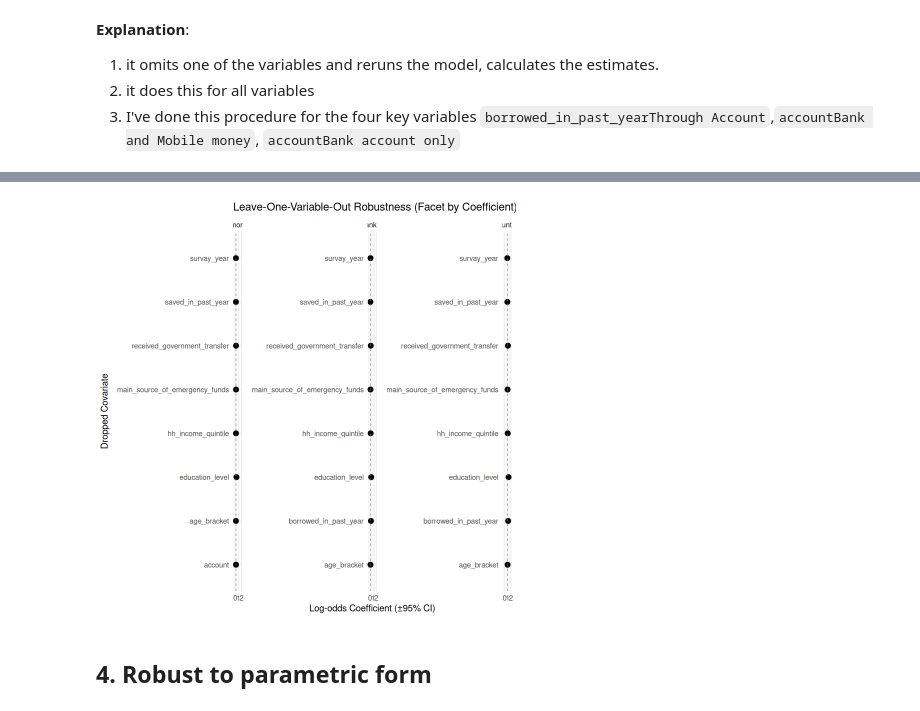
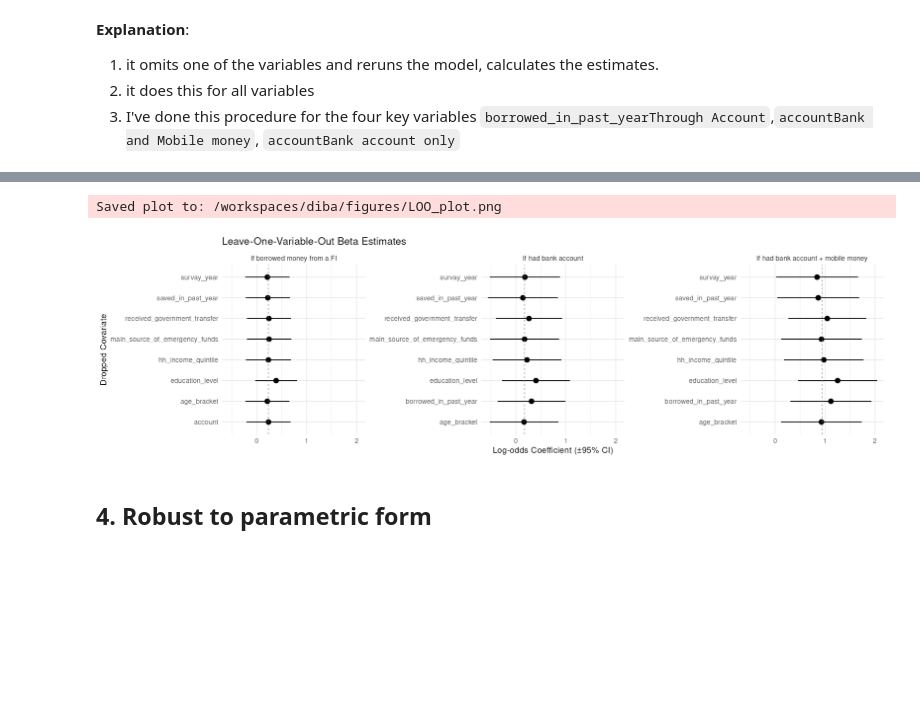
Before and after one commit to mmyousefies/gfi-iran, a Jupyter notebook: src/model.ipynb, the cells around one changed output, grey strips where cells are left out. Cells and saved outputs as stored; diff of their text form; code cells hidden in the pictures; blank space fills up the shorter version.

```diff
--- a/src/model.ipynb
+++ b/src/model.ipynb
@@ -21,7 +21,8 @@ package_names_vec <- c(
   "gt",
   "png",
   "grid",
-  "grDevices"
+  "grDevices",
+  "margins"
 )
 
 # Define a function to install and load required packages
@@ -64,11 +65,10 @@ if (!dir.exists(paths$input)) {
 fig <- function(plot_obj,
                 width,
                 height,
-                dpi    = 96,
                 filename = "untitled",
-                output_dir = "plots",
                 ...) {
-    output_dir = paths$output
+    dpi <- 150
+    output_dir <- paths$output
   # 1) Ensure output directory exists
   if (!dir.exists(output_dir)) {
     dir.create(output_dir, recursive = TRUE)
@@ -85,19 +85,6 @@ fig <- function(plot_obj,
     ...
   )
   message("Saved plot to: ", normalizePath(file_path))
-
-  # 3) Print & capture the plot
-  print(plot_obj)
-  rp <- recordPlot()
-
-  # 4) Create a PNG at exactly the requested dimensions
-  img_data <- repr::repr_png(
-    rp,
-    width  = width,
-    height = height,
-    res    = dpi
-  )
-
   # 5) Display it inline at full size
-  IRdisplay::display_png(img_data)
+  IRdisplay::display_png(file = file_path)
 }
@@ -1038,7 +1195,7 @@ calc_delta <- function(var_name, Y, X, design, model_lpm) {
   R2_F <- 1 - deviance(model_lpm) / model_lpm$null.deviance
 
   # 3. Define the caps you want to try
-  caps <- c(0.8, 0.75, 0.7)
+  caps <- c(0.8)
 
   # 4. Build a tibble of (cap, δ)
   tibble(cap = caps) |>
@@ -1213,37 +1370,42 @@ loo_plot_data <- loo_tbl |>
     ymax = estimate + 1.96 * std.error
   )
 
 # 6. Put beta_ref into a tibble with the same labels
 beta_ref_df <- tibble(
   term     = names(beta_ref),
   baseline = as.numeric(beta_ref)
 ) |>
   mutate(term = recode(term, !!!label_map))
 
 # 7. Faceted plot
-ggplot(
+loo_plot <- ggplot(
   loo_plot_data,
   aes(x = dropped, y = estimate, ymin = ymin, ymax = ymax)
 ) +
   geom_pointrange() +
   geom_hline(
     data      = beta_ref_df,
     aes(yintercept = baseline),
     linetype  = "dashed",
     colour    = "grey50",
     linewidth = 0.3
   ) +
   facet_wrap(~ term, scales = "free_y") +
   coord_flip() +
   labs(
-    title = "Leave-One-Variable-Out Robustness (Facet by Coefficient)",
+    title = "Leave-One-Variable-Out Beta Estimates",
     x     = "Dropped Covariate",
     y     = "Log-odds Coefficient (±95% CI)"
   ) +
   theme_minimal(base_size = 11) +
-  theme(legend.position = "none")
+  theme(legend.position = "none",
+            panel.background = element_rect(fill = "white", colour = NA),
+    plot.background  = element_rect(fill = "white", colour = NA))
+
+fig(loo_plot,14,4,"LOO_plot")
 # %% [output]
+Saved plot to: /workspaces/diba/figures/LOO_plot.png
-[figure, old version]
+[figure, new version]
 # %% [markdown]
 ## 4. Robust to parametric form
 # %% [markdown]
```
Also changed, not shown: parts of 29 cells of this notebook, 7 other files.
